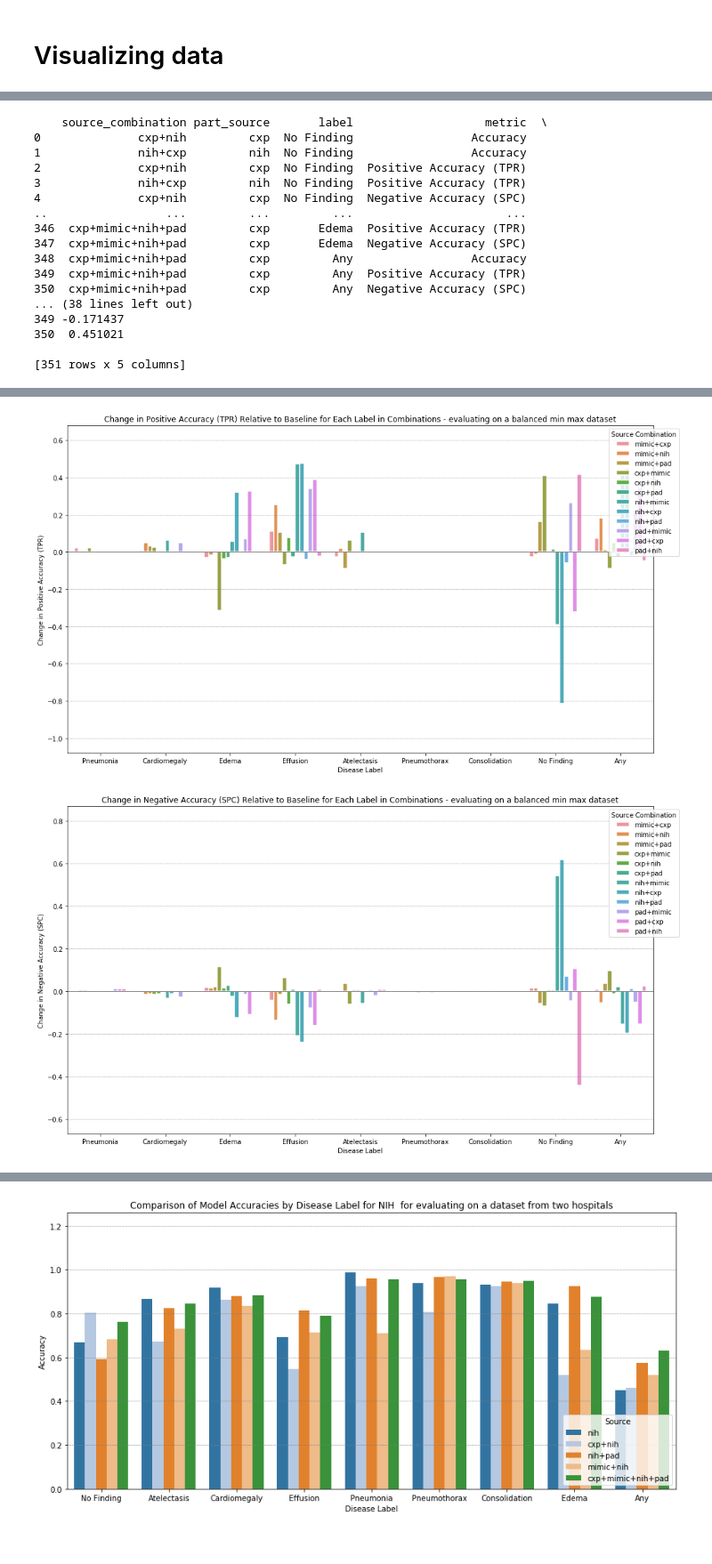
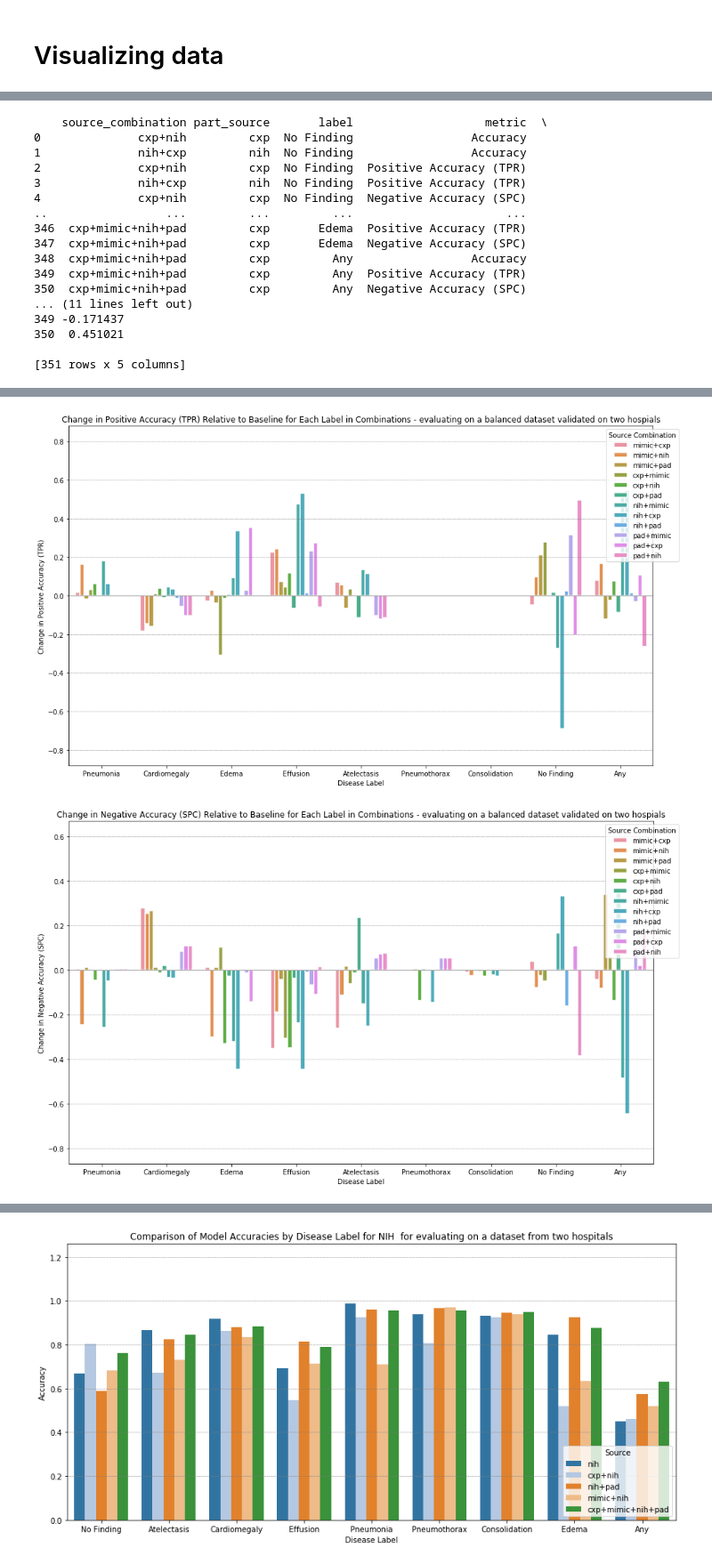
Before and after one commit to nstawski/dlh-final-project, a Jupyter notebook: Nina_Stawski_final_project_stats.ipynb, the cells around one changed output, grey strips where cells are left out. Shown at 89% size. Cells and saved outputs as stored; diff of their text form; code cells hidden in the pictures.

```diff
--- a/Nina_Stawski_final_project_stats.ipynb
+++ b/Nina_Stawski_final_project_stats.ipynb
@@ -2612,7 +2621,7 @@ def get_accuracy_df(report):
 # balanced_dataset_accuracy_changes_df = get_accuracy_df(balanced_dataset_combined_report)
 # balanced_single_dataset_accuracy_changes_df = get_accuracy_df(balanced_single_dataset_combined_report)
 
-balanced_min_max_dataset_accuracy_changes_df = get_accuracy_df(balanced_min_max_dataset_combined_report)
+# balanced_min_max_dataset_accuracy_changes_df = get_accuracy_df(balanced_min_max_dataset_combined_report)
 
 balanced_validate_on_two_dataset_accuracy_changes_df = get_accuracy_df(balanced_validate_on_two_dataset_combined_report)
 # %% [output]
@@ -2628,7 +2637,7 @@ balanced_validate_on_two_dataset_accuracy_changes_df = get_accuracy_df(balanced_
 348  cxp+mimic+nih+pad         cxp         Any                 Accuracy
 349  cxp+mimic+nih+pad         cxp         Any  Positive Accuracy (TPR)
 350  cxp+mimic+nih+pad         cxp         Any  Negative Accuracy (SPC)
-... (38 lines left out)
+... (11 lines left out)
 349 -0.171437
 350  0.451021
 
@@ -2669,9 +2678,9 @@ def plot_breakdown_accuracy_changes(accuracy_changes_df, metric='Accuracy', char
 
 # plot_breakdown_accuracy_changes(balanced_min_max_dataset_accuracy_changes_df, "evaluating on a balanced min max dataset")
 
-plot_breakdown_accuracy_changes(balanced_min_max_dataset_accuracy_changes_df, metric='Accuracy', chart_name='evaluating on a balanced min max dataset')
-plot_breakdown_accuracy_changes(balanced_min_max_dataset_accuracy_changes_df, metric='Positive Accuracy (TPR)', chart_name='evaluating on a balanced min max dataset')
-plot_breakdown_accuracy_changes(balanced_min_max_dataset_accuracy_changes_df, metric='Negative Accuracy (SPC)', chart_name='evaluating on a balanced min max dataset')
+# plot_breakdown_accuracy_changes(balanced_min_max_dataset_accuracy_changes_df, metric='Accuracy', chart_name='evaluating on a balanced min max dataset')
+# plot_breakdown_accuracy_changes(balanced_min_max_dataset_accuracy_changes_df, metric='Positive Accuracy (TPR)', chart_name='evaluating on a balanced min max dataset')
+# plot_breakdown_accuracy_changes(balanced_min_max_dataset_accuracy_changes_df, metric='Negative Accuracy (SPC)', chart_name='evaluating on a balanced min max dataset')
 
 plot_breakdown_accuracy_changes(balanced_validate_on_two_dataset_accuracy_changes_df, metric='Accuracy', chart_name='evaluating on a balanced dataset validated on two hospials')
 plot_breakdown_accuracy_changes(balanced_validate_on_two_dataset_accuracy_changes_df, metric='Positive Accuracy (TPR)', chart_name='evaluating on a balanced dataset validated on two hospials')
@@ -2681,2 +2690,2 @@ plot_breakdown_accuracy_changes(balanced_validate_on_two_dataset_accuracy_change
-[figure, old version]
+[figure, new version]
-[figure, old version]
+[figure, new version]
```
Also changed, not shown: parts of 27 cells of this notebook, 2 other files.
